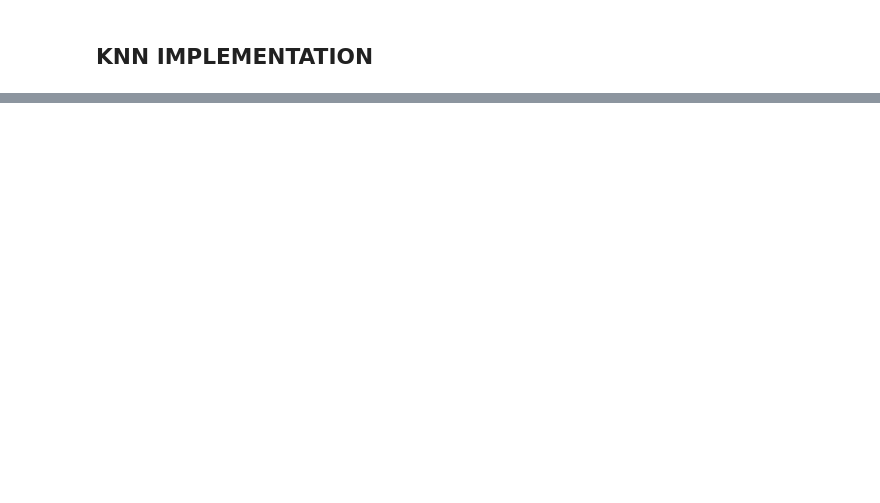
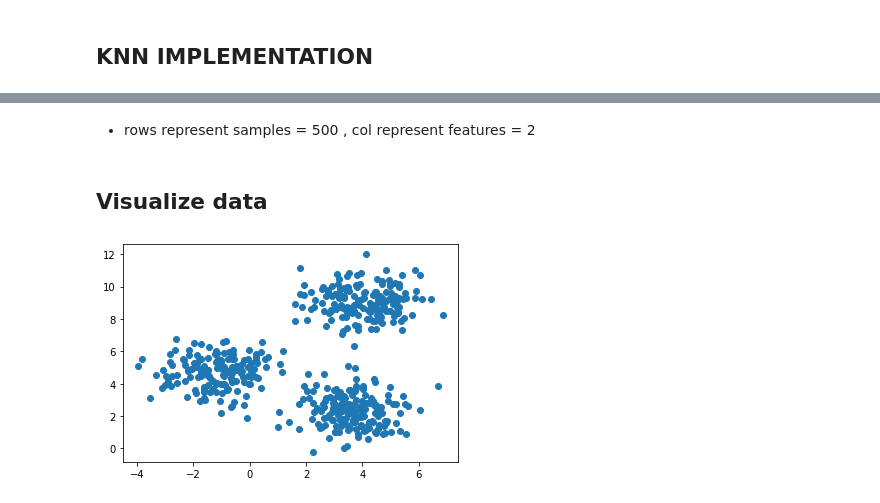
Before and after one commit to gsub17/PYTHON_BASIC, a Jupyter notebook: Data Science/03 Numpy.ipynb, the cells around one changed output, grey strips where cells are left out. Saved outputs shown, nothing was run; the diff lists cells and outputs as text; code cells hidden in the pictures; blank space fills up the shorter version.

Commit message:
KNN Classification

```diff
--- a/Data Science/03 Numpy.ipynb
+++ b/Data Science/03 Numpy.ipynb
@@ -2,0 +29,6 @@
+# %%
+dirpath = "../KNN/Classification/"                        # this is an relative path
+X = np.load("E:\PYTHON_BASIC\Data Science\KNN\Classification\X_data.npy") # it is an absolute path
+print(X.shape)
+y = np.load("E:\PYTHON_BASIC\Data Science\KNN\Classification\Y_data.npy")
+print(y.shape)
@@ -2,0 +78,11 @@
+# %% [markdown]
+- rows represent samples = 500 , col  represent features = 2
+# %% [markdown]
+## Visualize data
+# %%
+f1 = X[: , 0] # taking : - all rows , 0 means column 0
+f2 = X[: , 1] # taking :- all rows , 1 means column 1
+plt.scatter(f1,f2)
+plt.show()
+# %% [output]
+[figure, added]
```
Also changed, not shown: parts of 56 cells of this notebook.
